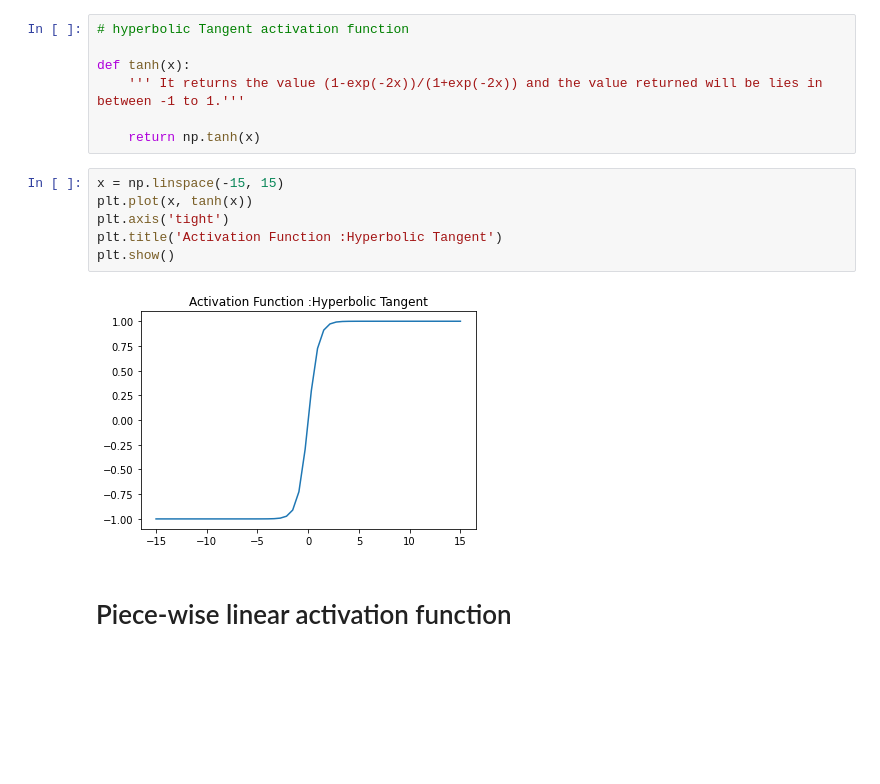
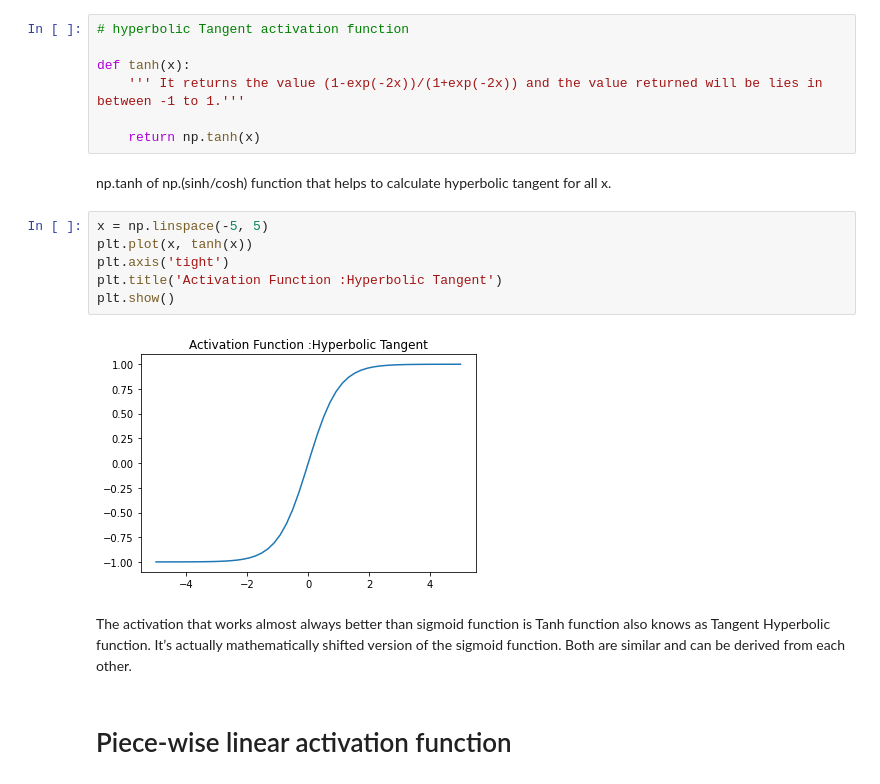
Before and after one commit to Logeshn009/nndl, a Jupyter notebook: 2147120_NNDL_Lab_Programs.ipynb, the cells around one changed output. Drawn from its saved outputs; the diff is of its cells as text; blank space fills up the shorter version.

```diff
--- a/2147120_NNDL_Lab_Programs.ipynb
+++ b/2147120_NNDL_Lab_Programs.ipynb
@@ -66,14 +74,18 @@ def tanh(x):
     ''' It returns the value (1-exp(-2x))/(1+exp(-2x)) and the value returned will be lies in between -1 to 1.'''
 
     return np.tanh(x)
+# %% [markdown]
+np.tanh of np.(sinh/cosh) function that helps to calculate hyperbolic tangent for all x.
 # %%
-x = np.linspace(-15, 15)
+x = np.linspace(-5, 5)
 plt.plot(x, tanh(x))
 plt.axis('tight')
 plt.title('Activation Function :Hyperbolic Tangent')
 plt.show()
 # %% [output]
-[figure, old version]
+[figure, new version]
+# %% [markdown]
+The activation that works almost always better than sigmoid function is Tanh function also knows as Tangent Hyperbolic function. It’s actually mathematically shifted version of the sigmoid function. Both are similar and can be derived from each other.
 # %% [markdown]
 # Piece-wise linear activation function
 # %%
```
Also changed, not shown: parts of 9 cells of this notebook.
